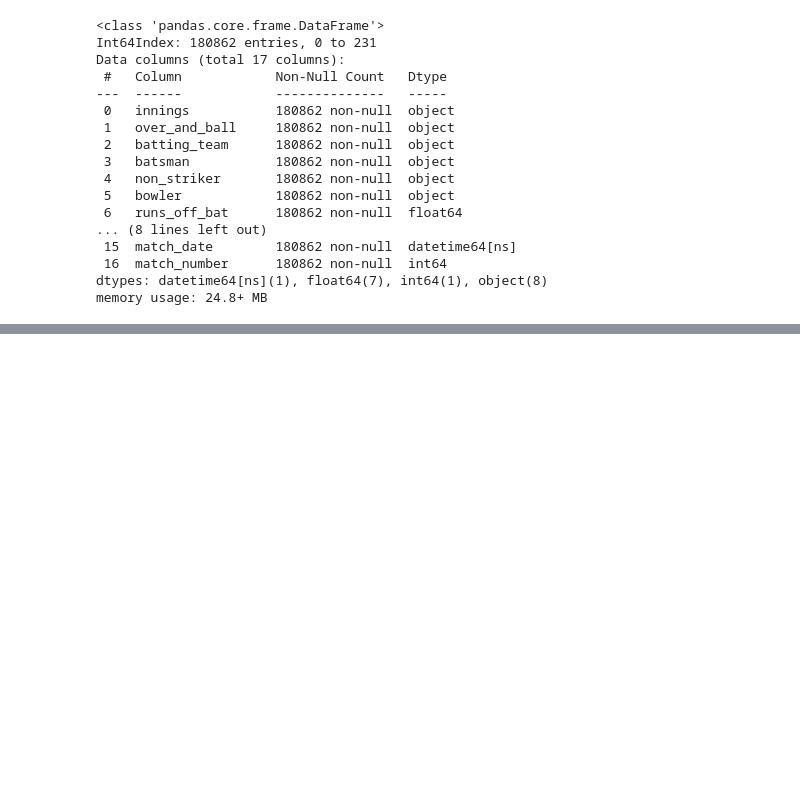
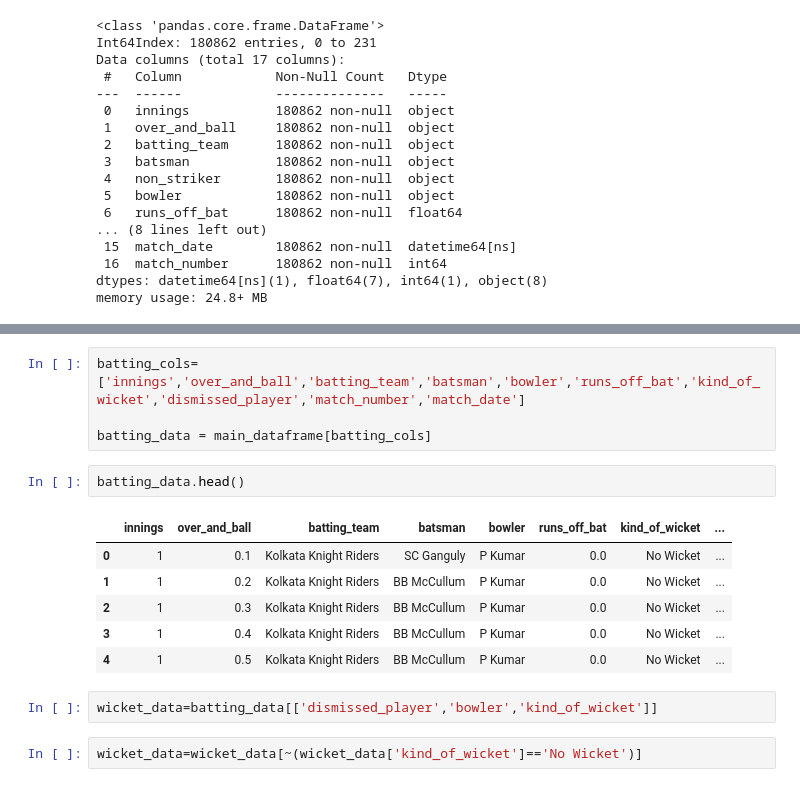
Before and after one commit to khyatidesai09/IPLMenAnalysis, a Jupyter notebook: ipl_analysis.ipynb, the cells around one changed output, grey strips where cells are left out. Cells and saved outputs as stored; diff of their text form; blank space fills up the shorter version.

Commit message:
step 1-started with batting data

```diff
--- a/ipl_analysis.ipynb
+++ b/ipl_analysis.ipynb
@@ -248,0 +249,17 @@ memory usage: 24.8+ MB
+# %%
+batting_cols=['innings','over_and_ball','batting_team','batsman','bowler','runs_off_bat','kind_of_wicket','dismissed_player','match_number','match_date']
+
+batting_data = main_dataframe[batting_cols]
+# %%
+batting_data.head()
+# %% [output]
+|  | innings | over_and_ball | batting_team | batsman | bowler | runs_off_bat | kind_of_wicket | ... |
+| 0 | 1 | 0.1 | Kolkata Knight Riders | SC Ganguly | P Kumar | 0.0 | No Wicket | ... |
+| 1 | 1 | 0.2 | Kolkata Knight Riders | BB McCullum | P Kumar | 0.0 | No Wicket | ... |
+| 2 | 1 | 0.3 | Kolkata Knight Riders | BB McCullum | P Kumar | 0.0 | No Wicket | ... |
+| 3 | 1 | 0.4 | Kolkata Knight Riders | BB McCullum | P Kumar | 0.0 | No Wicket | ... |
+| 4 | 1 | 0.5 | Kolkata Knight Riders | BB McCullum | P Kumar | 0.0 | No Wicket | ... |
+# %%
+wicket_data=batting_data[['dismissed_player','bowler','kind_of_wicket']]
+# %%
+wicket_data=wicket_data[~(wicket_data['kind_of_wicket']=='No Wicket')]
```
Also changed, not shown: parts of 22 cells of this notebook.
